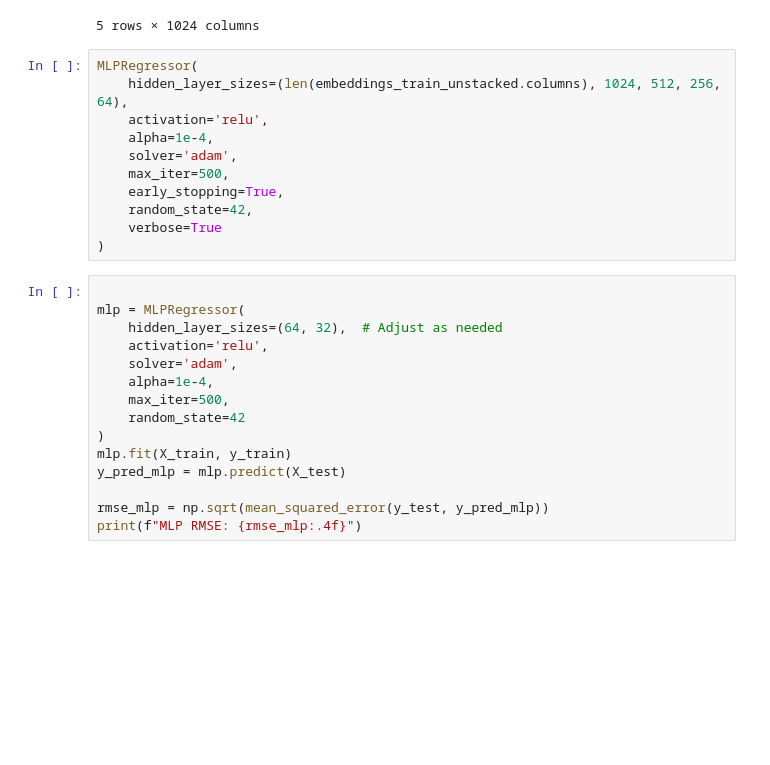
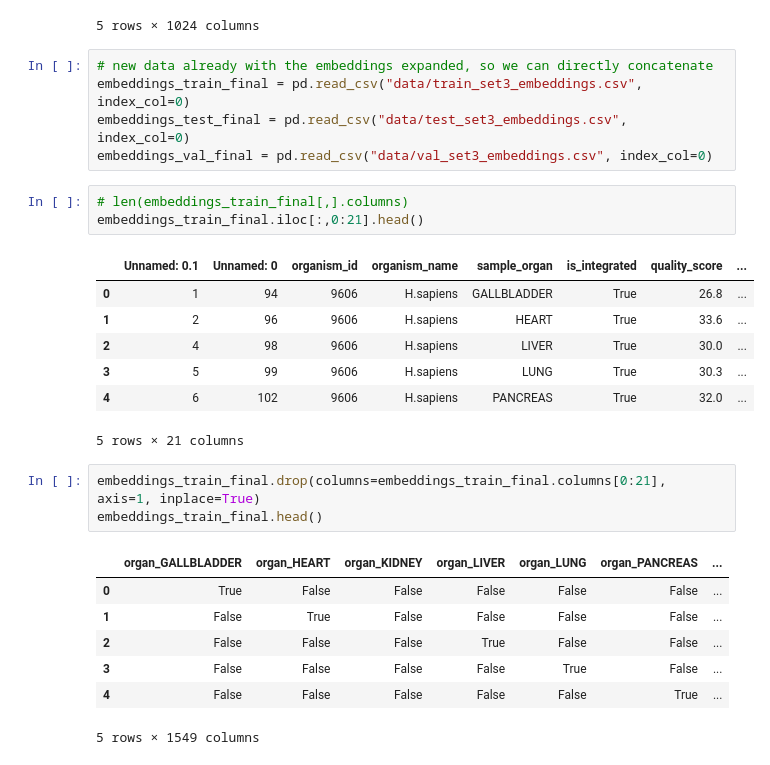
Before and after one commit to weberd26/protein-abundance-PMDA2025, a Jupyter notebook: PPI_to_abundance.ipynb, the cells around one changed output. Cells and saved outputs as stored; diff of their text form; blank space fills up the shorter version.

```diff
--- a/PPI_to_abundance.ipynb
+++ b/PPI_to_abundance.ipynb
@@ -606,29 +575,30 @@ embeddings_train_unstacked = embeddings_train_unstacked.drop(columns=['embedding
 | 3 | 0.009796 | -0.01503 | -0.008621 | -0.023895 | -0.050934 | 0.074463 | 0.009186 | -0.021667 | -0.003717 | 0.042511 | ... | ... |
 | 4 | 0.009796 | -0.01503 | -0.008621 | -0.023895 | -0.050934 | 0.074463 | 0.009186 | -0.021667 | -0.003717 | 0.042511 | ... | ... |
 5 rows × 1024 columns
-# %%
-MLPRegressor(
-    hidden_layer_sizes=(len(embeddings_train_unstacked.columns), 1024, 512, 256, 64),
-    activation='relu',
-    alpha=1e-4,
-    solver='adam',
-    max_iter=500,
-    early_stopping=True,
-    random_state=42,
-    verbose=True
-)
-# %%
-
-mlp = MLPRegressor(
-    hidden_layer_sizes=(64, 32),  # Adjust as needed
-    activation='relu',
-    solver='adam',
-    alpha=1e-4,
-    max_iter=500,
-    random_state=42
-)
-mlp.fit(X_train, y_train)
-y_pred_mlp = mlp.predict(X_test)
-
-rmse_mlp = np.sqrt(mean_squared_error(y_test, y_pred_mlp))
-print(f"MLP RMSE: {rmse_mlp:.4f}")
+# %%
+# new data already with the embeddings expanded, so we can directly concatenate
+embeddings_train_final = pd.read_csv("data/train_set3_embeddings.csv", index_col=0)
+embeddings_test_final = pd.read_csv("data/test_set3_embeddings.csv", index_col=0)
+embeddings_val_final = pd.read_csv("data/val_set3_embeddings.csv", index_col=0)
+# %%
+# len(embeddings_train_final[,].columns)
+embeddings_train_final.iloc[:,0:21].head()
+# %% [output]
+|  | Unnamed: 0.1 | Unnamed: 0 | organism_id | organism_name | sample_organ | is_integrated | quality_score | ... |
+| 0 | 1 | 94 | 9606 | H.sapiens | GALLBLADDER | True | 26.8 | ... |
+| 1 | 2 | 96 | 9606 | H.sapiens | HEART | True | 33.6 | ... |
+| 2 | 4 | 98 | 9606 | H.sapiens | LIVER | True | 30.0 | ... |
+| 3 | 5 | 99 | 9606 | H.sapiens | LUNG | True | 30.3 | ... |
+| 4 | 6 | 102 | 9606 | H.sapiens | PANCREAS | True | 32.0 | ... |
+5 rows × 21 columns
+# %%
+embeddings_train_final.drop(columns=embeddings_train_final.columns[0:21], axis=1, inplace=True)
+embeddings_train_final.head()
+# %% [output]
+|  | organ_GALLBLADDER | organ_HEART | organ_KIDNEY | organ_LIVER | organ_LUNG | organ_PANCREAS | ... |
+| 0 | True | False | False | False | False | False | ... |
+| 1 | False | True | False | False | False | False | ... |
+| 2 | False | False | False | True | False | False | ... |
+| 3 | False | False | False | False | True | False | ... |
+| 4 | False | False | False | False | False | True | ... |
+5 rows × 1549 columns
```
Also changed, not shown: parts of 11 cells of this notebook.
